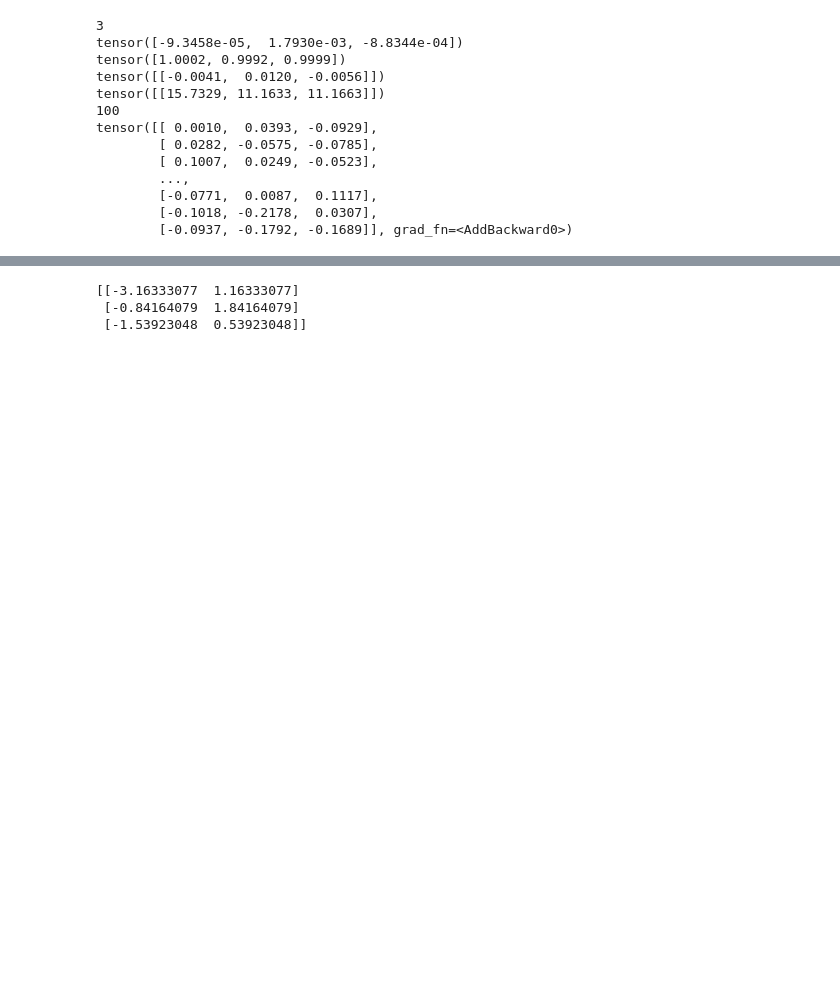
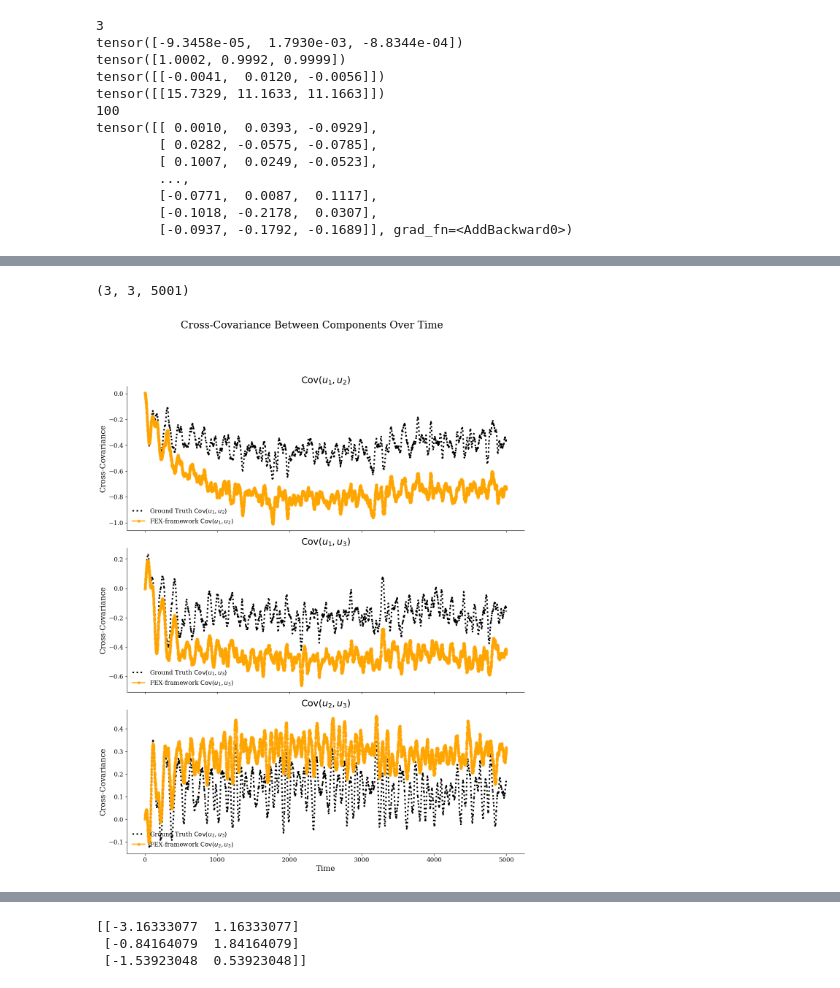
Before and after one commit to xxjan719/TurbulentFEX, a Jupyter notebook: src/Example/MC_triad/prediction.ipynb, the cells around one changed output, grey strips where cells are left out. Drawn from its saved outputs; the diff is of its cells as text; code cells hidden in the pictures; blank space fills up the shorter version.

```diff
--- a/src/Example/MC_triad/prediction.ipynb
+++ b/src/Example/MC_triad/prediction.ipynb
@@ -262,0 +448,43 @@ plot_deviation_subplots(np.arange(params['Nt']+1), cov_MC_all, moment3_MC_norm_a
+# %%
+print(cov_state_record.shape)
+np.random.seed(0)
+Time_record = np.arange(int(TIME_AMOUNT/dt)+1)
+
+# Plot cross-covariances
+fig, axs = plt.subplots(3, 1, figsize=(12, 15), sharex=True)
+cross_cov_pairs = [(0, 1), (0, 2), (1, 2)]
+pair_labels = [r'$\mathrm{Cov}(u_1, u_2)$', r'$\mathrm{Cov}(u_1, u_3)$', r'$\mathrm{Cov}(u_2, u_3)$']
+
+# Color & Style Setup - using the requested color scheme
+colors = {'Ground-Truth': 'black', 'Prediction': 'orange'}
+linestyles = {'Ground-Truth': ':', 'Prediction': '-'}
+markers = {'Prediction': 'o'}
+
+for idx, (i, j) in enumerate(cross_cov_pairs):
+    # True cross-covariance values
+    mask_true = cov_state_record[i, j, :] != 0
+    axs[idx].plot(Time_record[mask_true], cov_state_record[i, j, mask_true],
+                 linestyle=linestyles['Ground-Truth'], color=colors['Ground-Truth'], linewidth=3,
+                 label=f'Ground Truth {pair_labels[idx]}')
+
+    # Predicted cross-covariance values
+    mask_pred = cov_state_pred[i, j, :] != 0
+    axs[idx].plot(Time_record[mask_pred], cov_state_pred[i, j, mask_pred],
+                 linestyle=linestyles['Prediction'], color=colors['Prediction'],
+                 linewidth=3, marker=markers['Prediction'], markersize=5, alpha=0.7,
+                 label=f'FEX-framework {pair_labels[idx]}')
+
+    axs[idx].set_ylabel(f'Cross-Covariance', fontsize=15)
+    axs[idx].set_title(f'{pair_labels[idx]}', fontsize=18)
+    axs[idx].legend(loc='lower left', frameon=False, fontsize=12)
+    axs[idx].tick_params(axis='both', labelsize=12)
+
+axs[2].set_xlabel('Time', fontsize=15)
+plt.tight_layout()
+plt.suptitle('Cross-Covariance Between Components Over Time', fontsize=20, y=1.02)
+plt.subplots_adjust(top=0.9)  # Adjust top to make room for the title
+plt.savefig(os.path.join(model_path, 'cross_covariance_over_time.pdf'), dpi=300, bbox_inches='tight')
+plt.show()
+# %% [output]
+(3, 3, 5001)
+[figure, added]
```
Also changed, not shown: parts of 9 cells of this notebook, 2 other files.
